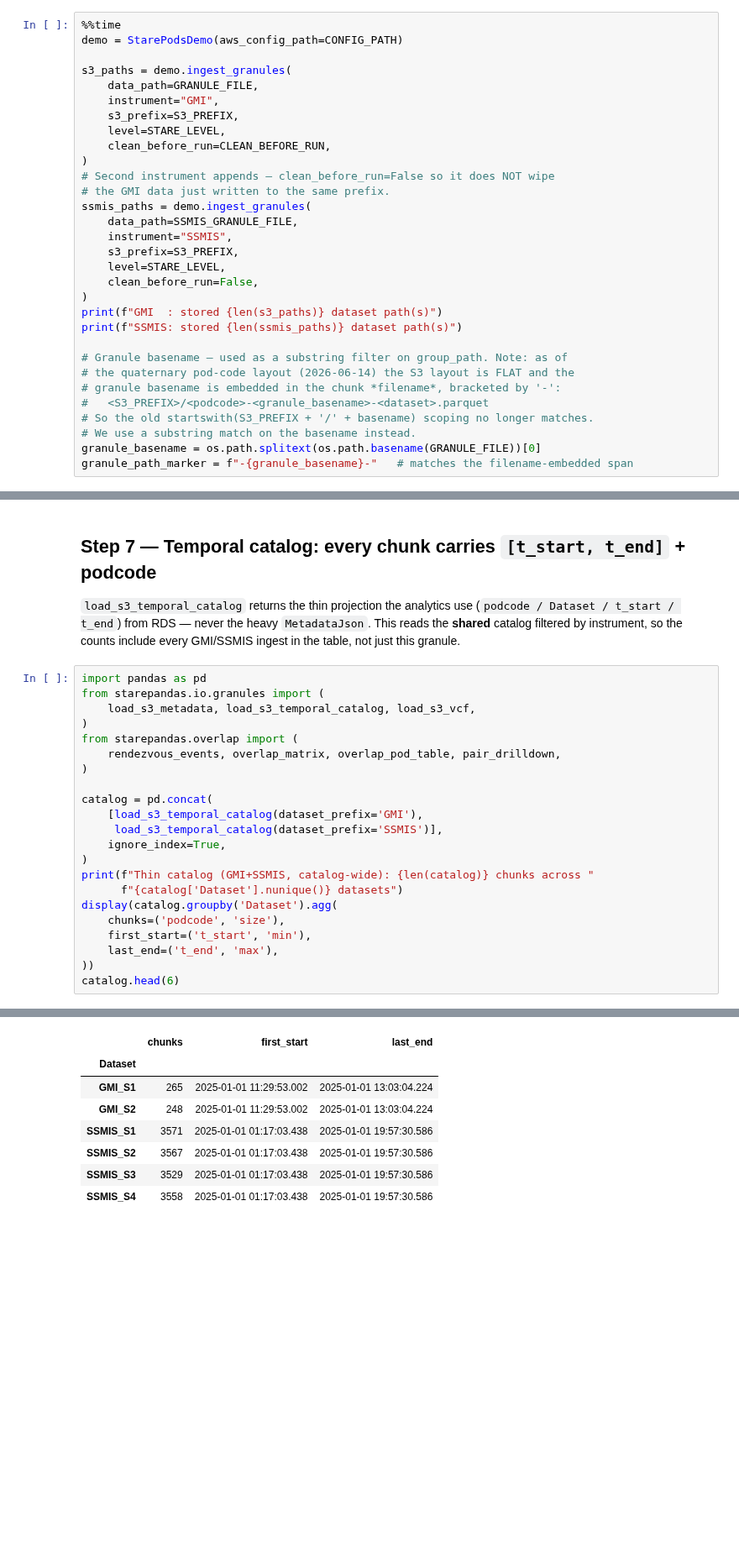
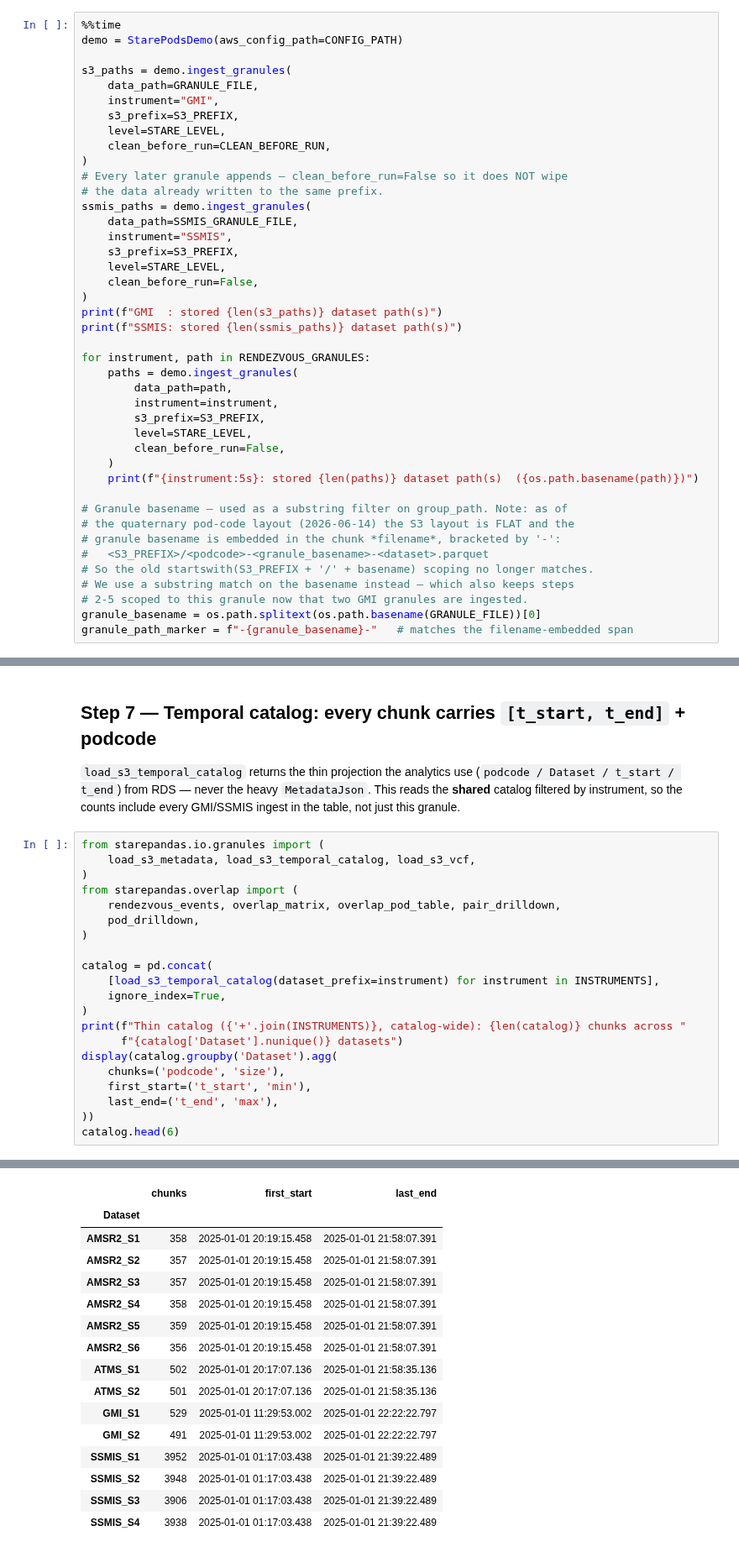
Before and after one commit to SpatioTemporal/STAREPandas, a Jupyter notebook: starepandas/s3_starepods_examples.ipynb, the cells around one changed output, grey strips where cells are left out. Shown at 84% size. Cells and saved outputs as stored; diff of their text form; blank space fills up the shorter version.

```diff
--- a/starepandas/s3_starepods_examples.ipynb
+++ b/starepandas/s3_starepods_examples.ipynb
@@ -115,8 +155,8 @@ s3_paths = demo.ingest_granules(
     level=STARE_LEVEL,
     clean_before_run=CLEAN_BEFORE_RUN,
 )
-# Second instrument appends — clean_before_run=False so it does NOT wipe
-# the GMI data just written to the same prefix.
+# Every later granule appends — clean_before_run=False so it does NOT wipe
+# the data already written to the same prefix.
 ssmis_paths = demo.ingest_granules(
     data_path=SSMIS_GRANULE_FILE,
     instrument="SSMIS",
@@ -127,12 +167,23 @@ ssmis_paths = demo.ingest_granules(
 print(f"GMI  : stored {len(s3_paths)} dataset path(s)")
 print(f"SSMIS: stored {len(ssmis_paths)} dataset path(s)")
 
+for instrument, path in RENDEZVOUS_GRANULES:
+    paths = demo.ingest_granules(
+        data_path=path,
+        instrument=instrument,
+        s3_prefix=S3_PREFIX,
+        level=STARE_LEVEL,
+        clean_before_run=False,
+    )
+    print(f"{instrument:5s}: stored {len(paths)} dataset path(s)  ({os.path.basename(path)})")
+
 # Granule basename — used as a substring filter on group_path. Note: as of
 # the quaternary pod-code layout (2026-06-14) the S3 layout is FLAT and the
 # granule basename is embedded in the chunk *filename*, bracketed by '-':
 #   <S3_PREFIX>/<podcode>-<granule_basename>-<dataset>.parquet
 # So the old startswith(S3_PREFIX + '/' + basename) scoping no longer matches.
-# We use a substring match on the basename instead.
+# We use a substring match on the basename instead — which also keeps steps
+# 2-5 scoped to this granule now that two GMI granules are ingested.
 granule_basename = os.path.splitext(os.path.basename(GRANULE_FILE))[0]
 granule_path_marker = f"-{granule_basename}-"   # matches the filename-embedded span
 # %% [output]
@@ -311,20 +448,19 @@ RDS scope: group_path contains '-1C.GPM.GMI.XCAL2016-C.20250101-S112952-E130304.
 
 `load_s3_temporal_catalog` returns the thin projection the analytics use (`podcode / Dataset / t_start / t_end`) from RDS — never the heavy `MetadataJson`. This reads the **shared** catalog filtered by instrument, so the counts include every GMI/SSMIS ingest in the table, not just this granule.
 # %%
-import pandas as pd
 from starepandas.io.granules import (
     load_s3_metadata, load_s3_temporal_catalog, load_s3_vcf,
 )
 from starepandas.overlap import (
     rendezvous_events, overlap_matrix, overlap_pod_table, pair_drilldown,
+    pod_drilldown,
 )
 
 catalog = pd.concat(
-    [load_s3_temporal_catalog(dataset_prefix='GMI'),
-     load_s3_temporal_catalog(dataset_prefix='SSMIS')],
+    [load_s3_temporal_catalog(dataset_prefix=instrument) for instrument in INSTRUMENTS],
     ignore_index=True,
 )
-print(f"Thin catalog (GMI+SSMIS, catalog-wide): {len(catalog)} chunks across "
+print(f"Thin catalog ({'+'.join(INSTRUMENTS)}, catalog-wide): {len(catalog)} chunks across "
       f"{catalog['Dataset'].nunique()} datasets")
 display(catalog.groupby('Dataset').agg(
     chunks=('podcode', 'size'),
@@ -337,11 +473,19 @@ Thin catalog (GMI+SSMIS, catalog-wide): 14738 chunks across 6 datasets
 |  | chunks | first_start | last_end |
 | Dataset |  |  |  |
-| GMI_S1 | 265 | 2025-01-01 11:29:53.002 | 2025-01-01 13:03:04.224 |
-| GMI_S2 | 248 | 2025-01-01 11:29:53.002 | 2025-01-01 13:03:04.224 |
-| SSMIS_S1 | 3571 | 2025-01-01 01:17:03.438 | 2025-01-01 19:57:30.586 |
-| SSMIS_S2 | 3567 | 2025-01-01 01:17:03.438 | 2025-01-01 19:57:30.586 |
-| SSMIS_S3 | 3529 | 2025-01-01 01:17:03.438 | 2025-01-01 19:57:30.586 |
-| SSMIS_S4 | 3558 | 2025-01-01 01:17:03.438 | 2025-01-01 19:57:30.586 |
+| AMSR2_S1 | 358 | 2025-01-01 20:19:15.458 | 2025-01-01 21:58:07.391 |
+| AMSR2_S2 | 357 | 2025-01-01 20:19:15.458 | 2025-01-01 21:58:07.391 |
+| AMSR2_S3 | 357 | 2025-01-01 20:19:15.458 | 2025-01-01 21:58:07.391 |
+| AMSR2_S4 | 358 | 2025-01-01 20:19:15.458 | 2025-01-01 21:58:07.391 |
+| AMSR2_S5 | 359 | 2025-01-01 20:19:15.458 | 2025-01-01 21:58:07.391 |
+| AMSR2_S6 | 356 | 2025-01-01 20:19:15.458 | 2025-01-01 21:58:07.391 |
+| ATMS_S1 | 502 | 2025-01-01 20:17:07.136 | 2025-01-01 21:58:35.136 |
+| ATMS_S2 | 501 | 2025-01-01 20:17:07.136 | 2025-01-01 21:58:35.136 |
+| GMI_S1 | 529 | 2025-01-01 11:29:53.002 | 2025-01-01 22:22:22.797 |
+| GMI_S2 | 491 | 2025-01-01 11:29:53.002 | 2025-01-01 22:22:22.797 |
+| SSMIS_S1 | 3952 | 2025-01-01 01:17:03.438 | 2025-01-01 21:39:22.489 |
+| SSMIS_S2 | 3948 | 2025-01-01 01:17:03.438 | 2025-01-01 21:39:22.489 |
+| SSMIS_S3 | 3906 | 2025-01-01 01:17:03.438 | 2025-01-01 21:39:22.489 |
+| SSMIS_S4 | 3938 | 2025-01-01 01:17:03.438 | 2025-01-01 21:39:22.489 |
 |  | podcode | Dataset | t_start | t_end |
 | 0 | q30220 | GMI_S1 | 2025-01-01 11:29:53.002 | 2025-01-01 11:30:53.002 |
 | 1 | q33110 | GMI_S1 | 2025-01-01 11:29:53.002 | 2025-01-01 11:31:38.002 |
```
Also changed, not shown: parts of 13 cells of this notebook, 8 other files.
